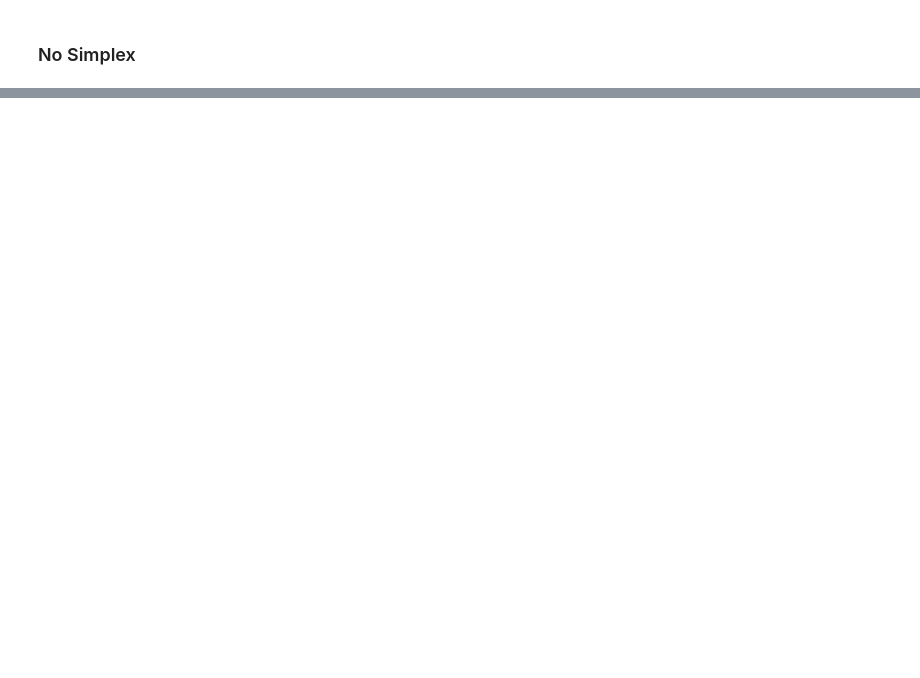
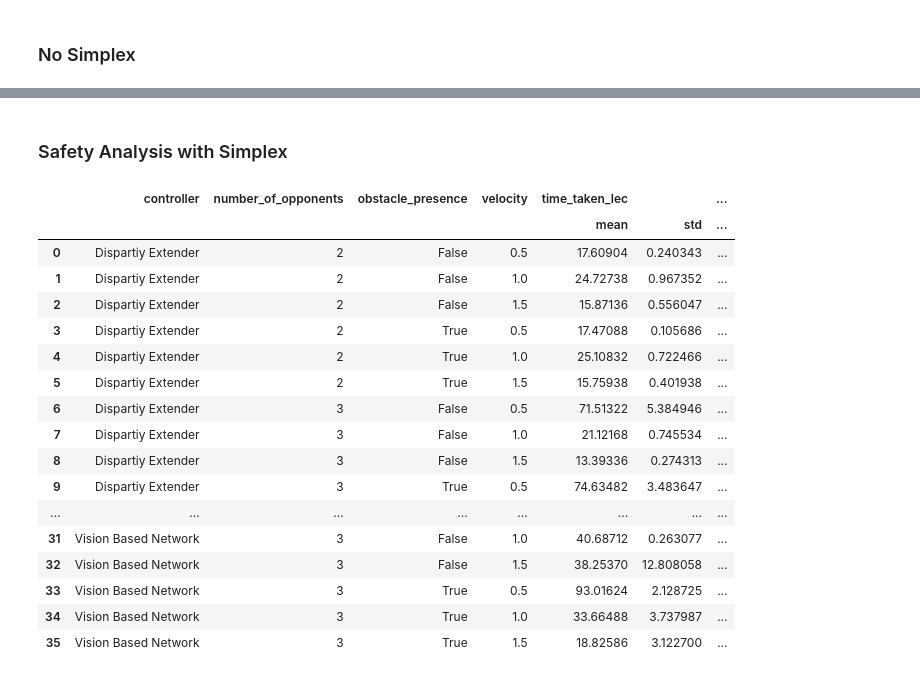
Before and after one commit to pmusau17/Platooning-F1Tenth, a Jupyter notebook: src/rtreach/logs/aij_experiments/Simplex vs Control Experiments.ipynb, the cells around one changed output, grey strips where cells are left out. Cells and saved outputs as stored; diff of their text form; code cells hidden in the pictures; blank space fills up the shorter version.

```diff
--- a/src/rtreach/logs/aij_experiments/Simplex vs Control Experiments.ipynb
+++ b/src/rtreach/logs/aij_experiments/Simplex vs Control Experiments.ipynb
@@ -183,0 +216,27 @@ no_simplex.groupby(["controller","number_of_opponents","obstacle_presence","velo
+# %% [markdown]
+### Safety Analysis with Simplex
+# %%
+sa = dfs[dfs["regime"]=="false"]
+sa['time_taken_lec'] = sa['time_taken_lec'] * 100
+#sa = dfs.drop(columns=["regime"])
+res = sa.groupby(["controller","number_of_opponents","obstacle_presence","velocity"]).agg(["mean","std"]).reset_index()
+res
+# %% [output]
+|  | controller | number_of_opponents | obstacle_presence | velocity | time_taken_lec |  | ... |
+|  |  |  |  |  | mean | std | ... |
+| 0 | Dispartiy Extender | 2 | False | 0.5 | 17.60904 | 0.240343 | ... |
+| 1 | Dispartiy Extender | 2 | False | 1.0 | 24.72738 | 0.967352 | ... |
+| 2 | Dispartiy Extender | 2 | False | 1.5 | 15.87136 | 0.556047 | ... |
+| 3 | Dispartiy Extender | 2 | True | 0.5 | 17.47088 | 0.105686 | ... |
+| 4 | Dispartiy Extender | 2 | True | 1.0 | 25.10832 | 0.722466 | ... |
+| 5 | Dispartiy Extender | 2 | True | 1.5 | 15.75938 | 0.401938 | ... |
+| 6 | Dispartiy Extender | 3 | False | 0.5 | 71.51322 | 5.384946 | ... |
+| 7 | Dispartiy Extender | 3 | False | 1.0 | 21.12168 | 0.745534 | ... |
+| 8 | Dispartiy Extender | 3 | False | 1.5 | 13.39336 | 0.274313 | ... |
+| 9 | Dispartiy Extender | 3 | True | 0.5 | 74.63482 | 3.483647 | ... |
+| ... | ... | ... | ... | ... | ... | ... | ... |
+| 31 | Vision Based Network | 3 | False | 1.0 | 40.68712 | 0.263077 | ... |
+| 32 | Vision Based Network | 3 | False | 1.5 | 38.25370 | 12.808058 | ... |
+| 33 | Vision Based Network | 3 | True | 0.5 | 93.01624 | 2.128725 | ... |
+| 34 | Vision Based Network | 3 | True | 1.0 | 33.66488 | 3.737987 | ... |
+| 35 | Vision Based Network | 3 | True | 1.5 | 18.82586 | 3.122700 | ... |
```
Also changed, not shown: parts of 10 cells of this notebook, 2 other files.
